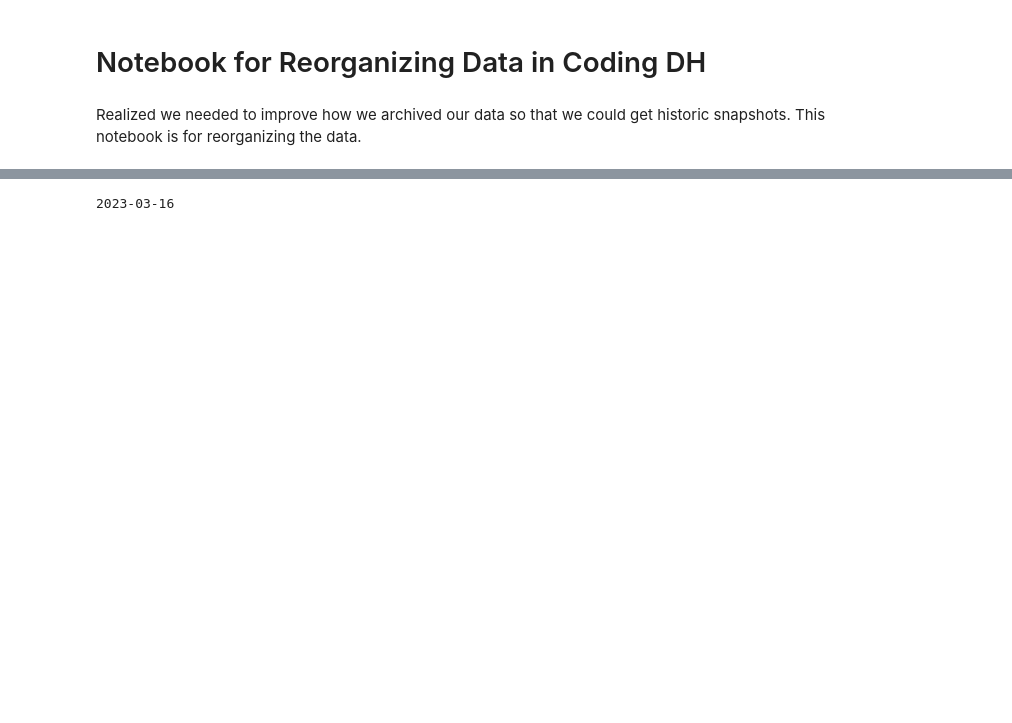
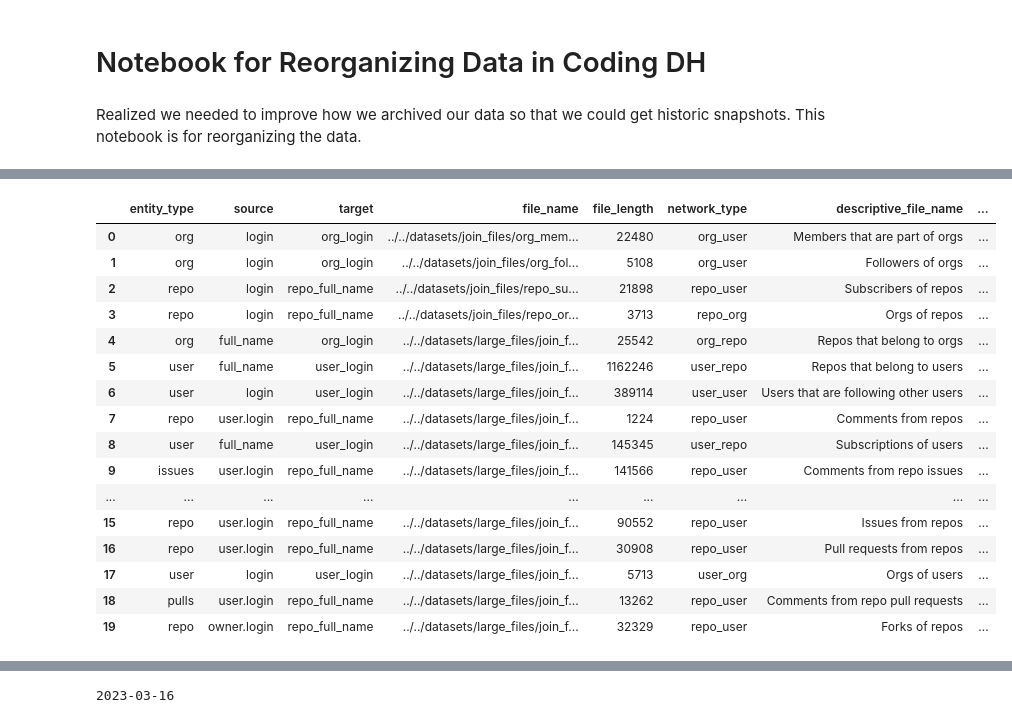
Before and after one commit to CodingDH/searching-for-DH, a Jupyter notebook: data_cleaning_notebooks/DataReorg.ipynb, the cells around one changed output, grey strips where cells are left out. Cells and saved outputs as stored; diff of their text form; code cells hidden in the pictures; blank space fills up the shorter version.

```diff
--- a/data_cleaning_notebooks/DataReorg.ipynb
+++ b/data_cleaning_notebooks/DataReorg.ipynb
@@ -13 +115,22 @@ console = Console()
+# %%
+cols_df = pd.read_csv("../../datasets/derived_files/file_totals.csv")
+cols_df
+# %% [output]
+|  | entity_type | source | target | file_name | file_length | network_type | descriptive_file_name | ... |
+| 0 | org | login | org_login | ../../datasets/join_files/org_mem... | 22480 | org_user | Members that are part of orgs | ... |
+| 1 | org | login | org_login | ../../datasets/join_files/org_fol... | 5108 | org_user | Followers of orgs | ... |
+| 2 | repo | login | repo_full_name | ../../datasets/join_files/repo_su... | 21898 | repo_user | Subscribers of repos | ... |
+| 3 | repo | login | repo_full_name | ../../datasets/join_files/repo_or... | 3713 | repo_org | Orgs of repos | ... |
+| 4 | org | full_name | org_login | ../../datasets/large_files/join_f... | 25542 | org_repo | Repos that belong to orgs | ... |
+| 5 | user | full_name | user_login | ../../datasets/large_files/join_f... | 1162246 | user_repo | Repos that belong to users | ... |
+| 6 | user | login | user_login | ../../datasets/large_files/join_f... | 389114 | user_user | Users that are following other users | ... |
+| 7 | repo | user.login | repo_full_name | ../../datasets/large_files/join_f... | 1224 | repo_user | Comments from repos | ... |
+| 8 | user | full_name | user_login | ../../datasets/large_files/join_f... | 145345 | user_repo | Subscriptions of users | ... |
+| 9 | issues | user.login | repo_full_name | ../../datasets/large_files/join_f... | 141566 | repo_user | Comments from repo issues | ... |
+| ... | ... | ... | ... | ... | ... | ... | ... | ... |
+| 15 | repo | user.login | repo_full_name | ../../datasets/large_files/join_f... | 90552 | repo_user | Issues from repos | ... |
+| 16 | repo | user.login | repo_full_name | ../../datasets/large_files/join_f... | 30908 | repo_user | Pull requests from repos | ... |
+| 17 | user | login | user_login | ../../datasets/large_files/join_f... | 5713 | user_org | Orgs of users | ... |
+| 18 | pulls | user.login | repo_full_name | ../../datasets/large_files/join_f... | 13262 | repo_user | Comments from repo pull requests | ... |
+| 19 | repo | owner.login | repo_full_name | ../../datasets/large_files/join_f... | 32329 | repo_user | Forks of repos | ... |
 # %%
```
Also changed, not shown: parts of 31 cells of this notebook, 4 other files.
